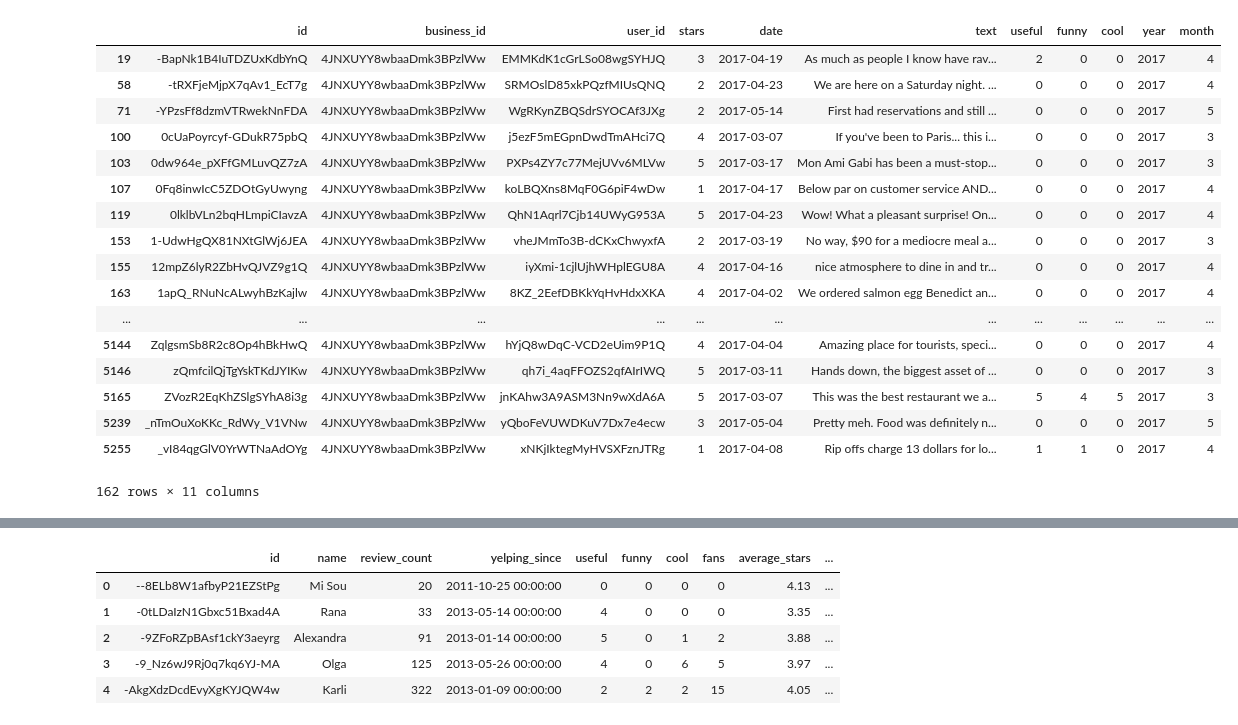
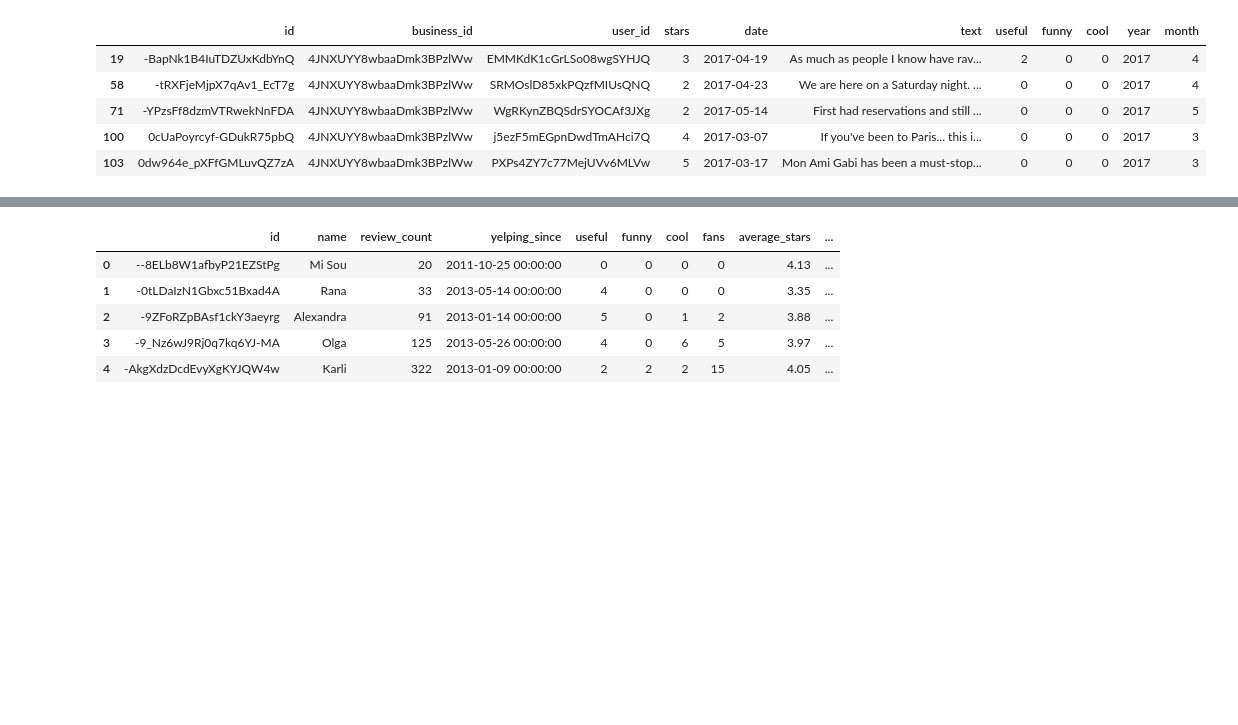
Before and after one commit to pulkitmaloo/Yelp-Dataset-Challenge, a Jupyter notebook: influencer_analysis_mon.ipynb, the cells around one changed output, grey strips where cells are left out. Cells and saved outputs as stored; diff of their text form; code cells hidden in the pictures; blank space fills up the shorter version.

```diff
--- a/influencer_analysis_mon.ipynb
+++ b/influencer_analysis_mon.ipynb
@@ -46,24 +28,12 @@ list(reviews['user_id'])
 # ax = sns.pointplot(x='month', y='mean_score', hue='year', data=mean_stars)
 # %%
 low_reviews = reviews[(reviews['year']==2017) & (reviews['month'].isin([3,4,5]))]
-low_reviews
+low_reviews.head()
 # %% [output]
 |  | id | business_id | user_id | stars | date | text | useful | funny | cool | year | month |
 | 19 | -BapNk1B4IuTDZUxKdbYnQ | 4JNXUYY8wbaaDmk3BPzlWw | EMMKdK1cGrLSo08wgSYHJQ | 3 | 2017-04-19 | As much as people I know have rav... | 2 | 0 | 0 | 2017 | 4 |
 | 58 | -tRXFjeMjpX7qAv1_EcT7g | 4JNXUYY8wbaaDmk3BPzlWw | SRMOslD85xkPQzfMIUsQNQ | 2 | 2017-04-23 | We are here on a Saturday night. ... | 0 | 0 | 0 | 2017 | 4 |
 | 71 | -YPzsFf8dzmVTRwekNnFDA | 4JNXUYY8wbaaDmk3BPzlWw | WgRKynZBQSdrSYOCAf3JXg | 2 | 2017-05-14 | First had reservations and still ... | 0 | 0 | 0 | 2017 | 5 |
 | 100 | 0cUaPoyrcyf-GDukR75pbQ | 4JNXUYY8wbaaDmk3BPzlWw | j5ezF5mEGpnDwdTmAHci7Q | 4 | 2017-03-07 | If you've been to Paris... this i... | 0 | 0 | 0 | 2017 | 3 |
 | 103 | 0dw964e_pXFfGMLuvQZ7zA | 4JNXUYY8wbaaDmk3BPzlWw | PXPs4ZY7c77MejUVv6MLVw | 5 | 2017-03-17 | Mon Ami Gabi has been a must-stop... | 0 | 0 | 0 | 2017 | 3 |
-| 107 | 0Fq8inwIcC5ZDOtGyUwyng | 4JNXUYY8wbaaDmk3BPzlWw | koLBQXns8MqF0G6piF4wDw | 1 | 2017-04-17 | Below par on customer service AND... | 0 | 0 | 0 | 2017 | 4 |
-| 119 | 0lklbVLn2bqHLmpiCIavzA | 4JNXUYY8wbaaDmk3BPzlWw | QhN1Aqrl7Cjb14UWyG953A | 5 | 2017-04-23 | Wow! What a pleasant surprise! On... | 0 | 0 | 0 | 2017 | 4 |
-| 153 | 1-UdwHgQX81NXtGlWj6JEA | 4JNXUYY8wbaaDmk3BPzlWw | vheJMmTo3B-dCKxChwyxfA | 2 | 2017-03-19 | No way, $90 for a mediocre meal a... | 0 | 0 | 0 | 2017 | 3 |
-| 155 | 12mpZ6lyR2ZbHvQJVZ9g1Q | 4JNXUYY8wbaaDmk3BPzlWw | iyXmi-1cjlUjhWHplEGU8A | 4 | 2017-04-16 | nice atmosphere to dine in and tr... | 0 | 0 | 0 | 2017 | 4 |
-| 163 | 1apQ_RNuNcALwyhBzKajlw | 4JNXUYY8wbaaDmk3BPzlWw | 8KZ_2EefDBKkYqHvHdxXKA | 4 | 2017-04-02 | We ordered salmon egg Benedict an... | 0 | 0 | 0 | 2017 | 4 |
-| ... | ... | ... | ... | ... | ... | ... | ... | ... | ... | ... | ... |
-| 5144 | ZqlgsmSb8R2c8Op4hBkHwQ | 4JNXUYY8wbaaDmk3BPzlWw | hYjQ8wDqC-VCD2eUim9P1Q | 4 | 2017-04-04 | Amazing place for tourists, speci... | 0 | 0 | 0 | 2017 | 4 |
-| 5146 | zQmfcilQjTgYskTKdJYIKw | 4JNXUYY8wbaaDmk3BPzlWw | qh7i_4aqFFOZS2qfAIrIWQ | 5 | 2017-03-11 | Hands down, the biggest asset of ... | 0 | 0 | 0 | 2017 | 3 |
-| 5165 | ZVozR2EqKhZSlgSYhA8i3g | 4JNXUYY8wbaaDmk3BPzlWw | jnKAhw3A9ASM3Nn9wXdA6A | 5 | 2017-03-07 | This was the best restaurant we a... | 5 | 4 | 5 | 2017 | 3 |
-| 5239 | _nTmOuXoKKc_RdWy_V1VNw | 4JNXUYY8wbaaDmk3BPzlWw | yQboFeVUWDKuV7Dx7e4ecw | 3 | 2017-05-04 | Pretty meh. Food was definitely n... | 0 | 0 | 0 | 2017 | 5 |
-| 5255 | _vI84qgGlV0YrWTNaAdOYg | 4JNXUYY8wbaaDmk3BPzlWw | xNKjIktegMyHVSXFznJTRg | 1 | 2017-04-08 | Rip offs charge 13 dollars for lo... | 1 | 1 | 0 | 2017 | 4 |
-162 rows × 11 columns
 # %%
```
Also changed, not shown: parts of 23 cells of this notebook.
